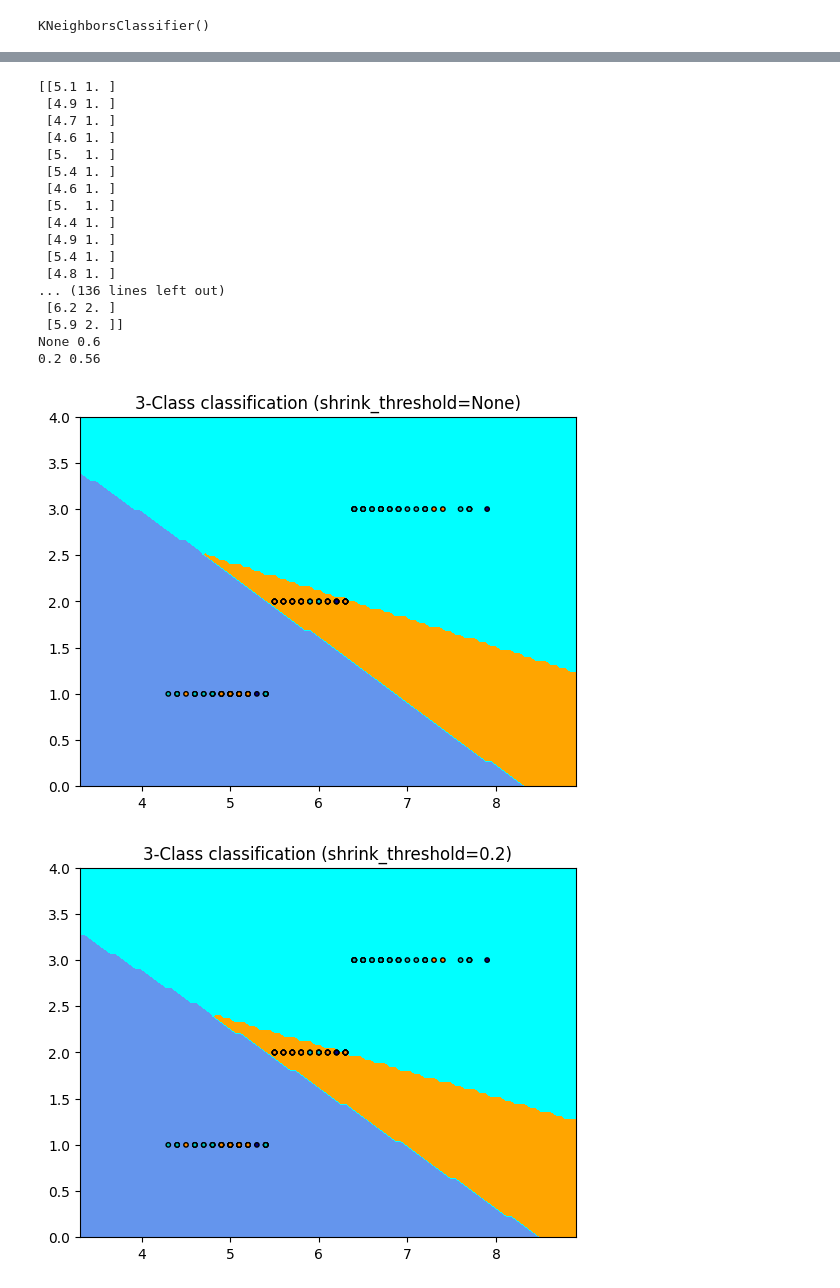
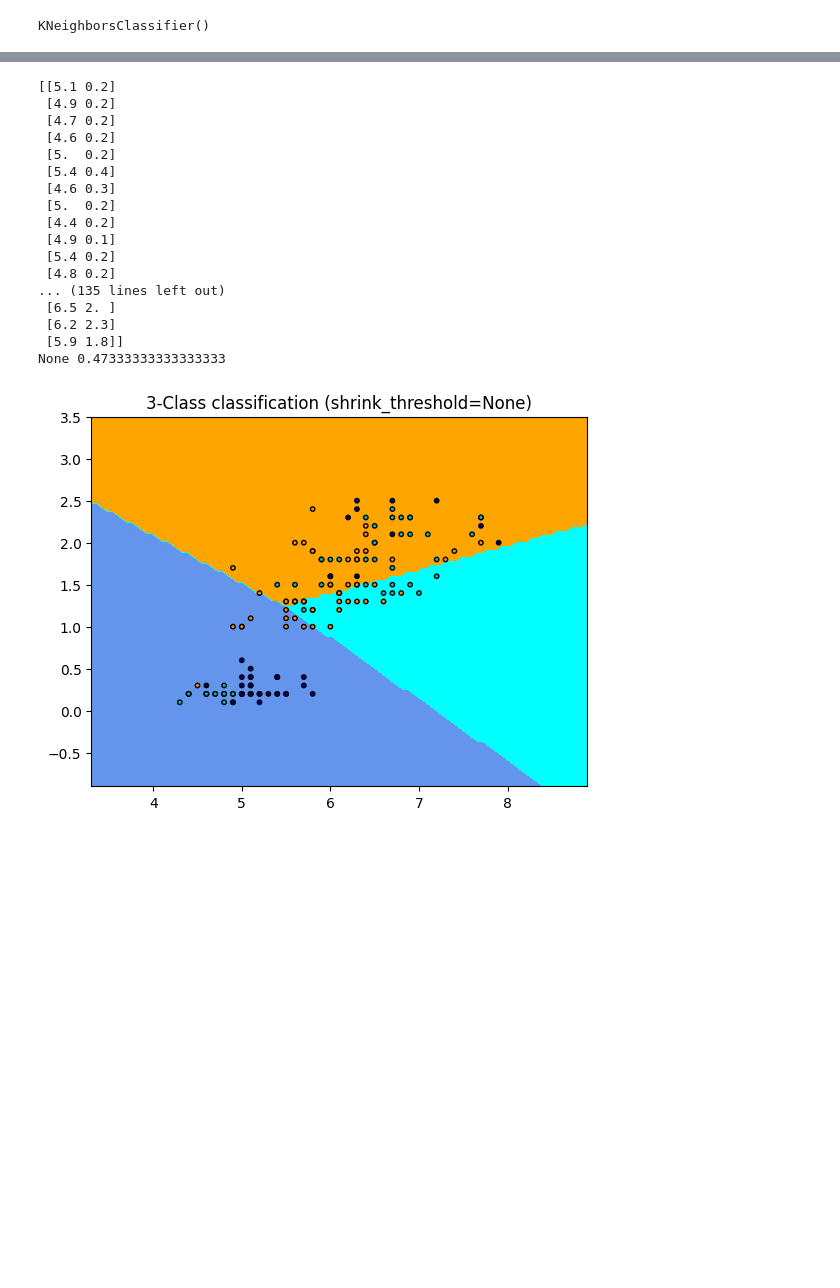
Before and after one commit to pau1ag/caso4, a Jupyter notebook: caso4.ipynb, the cells around one changed output, grey strips where cells are left out. Saved outputs shown, nothing was run; the diff lists cells and outputs as text; code cells hidden in the pictures; blank space fills up the shorter version.

```diff
--- a/caso4.ipynb
+++ b/caso4.ipynb
@@ -78,8 +78,8 @@ df["sepal_length_cat"]
 Name: sepal_length_cat, Length: 150, dtype: category
 Categories (3, int64): [1 < 2 < 3]
 # %%
-y = df['sepal_width_cat']
-X = df.drop([ 'sepal_width_(cm)','sepal_width_cat'], axis = 1)
+y = df.target
+X = df.drop([ 'sepal_width_cat','sepal_width_(cm)'], axis = 1)
 # %%
 from sklearn.model_selection import train_test_split
 
@@ -162,52 +162,51 @@ from matplotlib.colors import ListedColormap
 from sklearn import datasets
 from sklearn.inspection import DecisionBoundaryDisplay
 from sklearn.neighbors import NearestCentroid
 
 # Suponiendo que X es un DataFrame de pandas
-X_2d = X[["sepal_length_(cm)","sepal_length_cat"]].to_numpy()
-y = df['sepal_width_cat']
+X_2d = X[['sepal_length_(cm)', 'petal_width_(cm)']].to_numpy()
+y = df["sepal_width_cat"]
 # Ahora X_2d será un arreglo NumPy bidimensional con las dos variables seleccionadas
 print(X_2d)
 
 # Create color maps
 cmap_light = ListedColormap(["orange", "cyan", "cornflowerblue"])
 cmap_bold = ListedColormap(["darkorange", "c", "darkblue"])
 
-for shrinkage in [None, 0.2]:
+for shrinkage in [None]:
     # we create an instance of Nearest Centroid Classifier and fit the data.
     clf = NearestCentroid(shrink_threshold=shrinkage)
     clf.fit(X_2d, y)
     y_pred = clf.predict(X_2d)
     print(shrinkage, np.mean(y == y_pred))
 
     _, ax = plt.subplots()
     DecisionBoundaryDisplay.from_estimator(
         clf, X_2d, cmap=cmap_light, ax=ax, response_method="predict"
     )
 
     # Plot also the training points
     plt.scatter(X_2d[:, 0],X_2d[:, 1], c=y, cmap=cmap_bold, edgecolor="k", s=10)
     plt.title("3-Class classification (shrink_threshold=%r)" % shrinkage)
     plt.axis("tight")
 
 plt.show()
 # %% [output]
-[[5.1 1. ]
- [4.9 1. ]
- [4.7 1. ]
- [4.6 1. ]
- [5.  1. ]
- [5.4 1. ]
- [4.6 1. ]
- [5.  1. ]
- [4.4 1. ]
- [4.9 1. ]
- [5.4 1. ]
- [4.8 1. ]
-... (136 lines left out)
- [6.2 2. ]
- [5.9 2. ]]
-None 0.6
-0.2 0.56
+[[5.1 0.2]
+ [4.9 0.2]
+ [4.7 0.2]
+ [4.6 0.2]
+ [5.  0.2]
+ [5.4 0.4]
+ [4.6 0.3]
+ [5.  0.2]
+ [4.4 0.2]
+ [4.9 0.1]
+ [5.4 0.2]
+ [4.8 0.2]
+... (135 lines left out)
+ [6.5 2. ]
+ [6.2 2.3]
+ [5.9 1.8]]
+None 0.47333333333333333
-[figure, old version]
+[figure, new version]
-[figure, removed]
```
Also changed, not shown: parts of 2 cells of this notebook.
